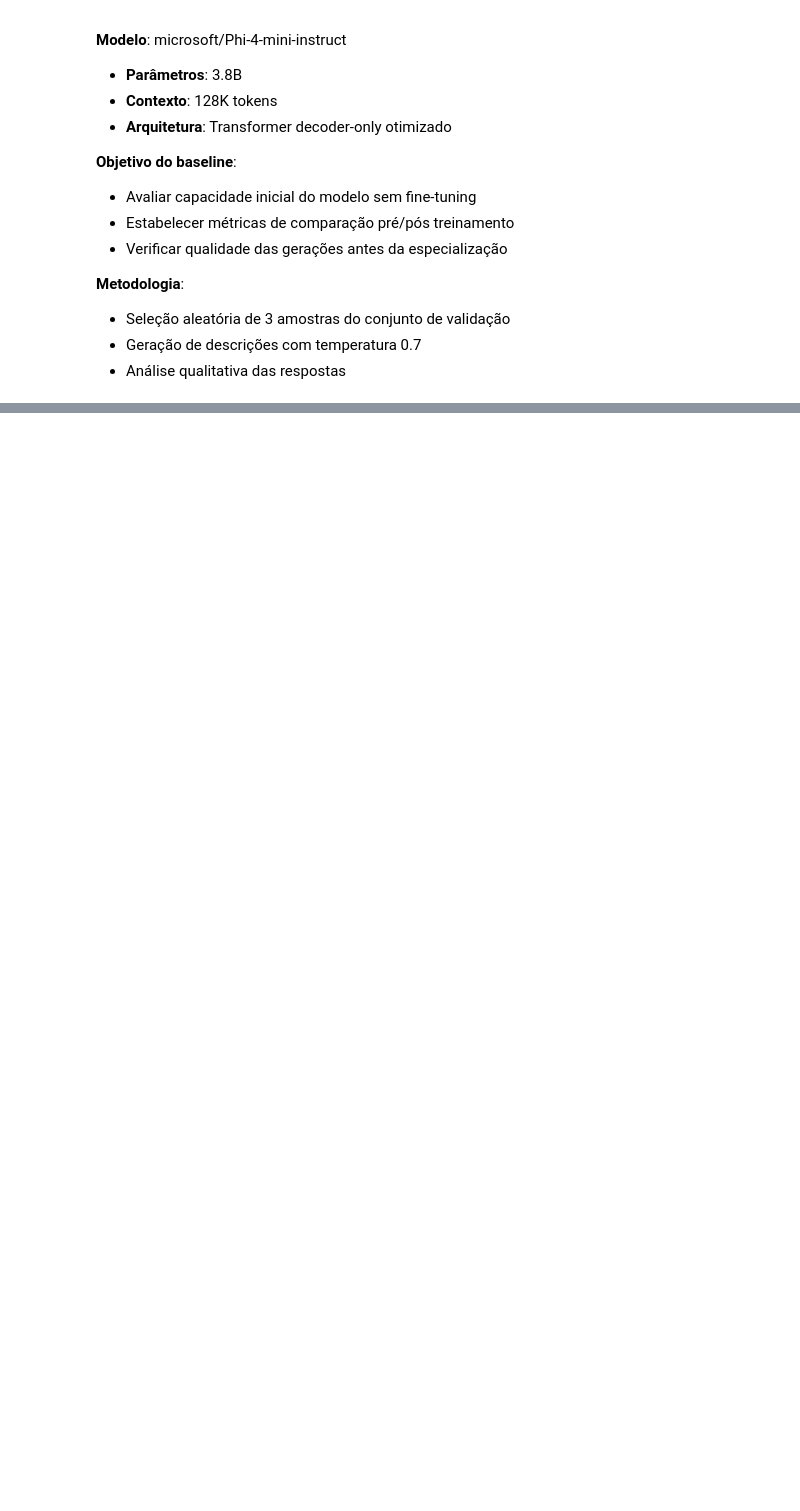
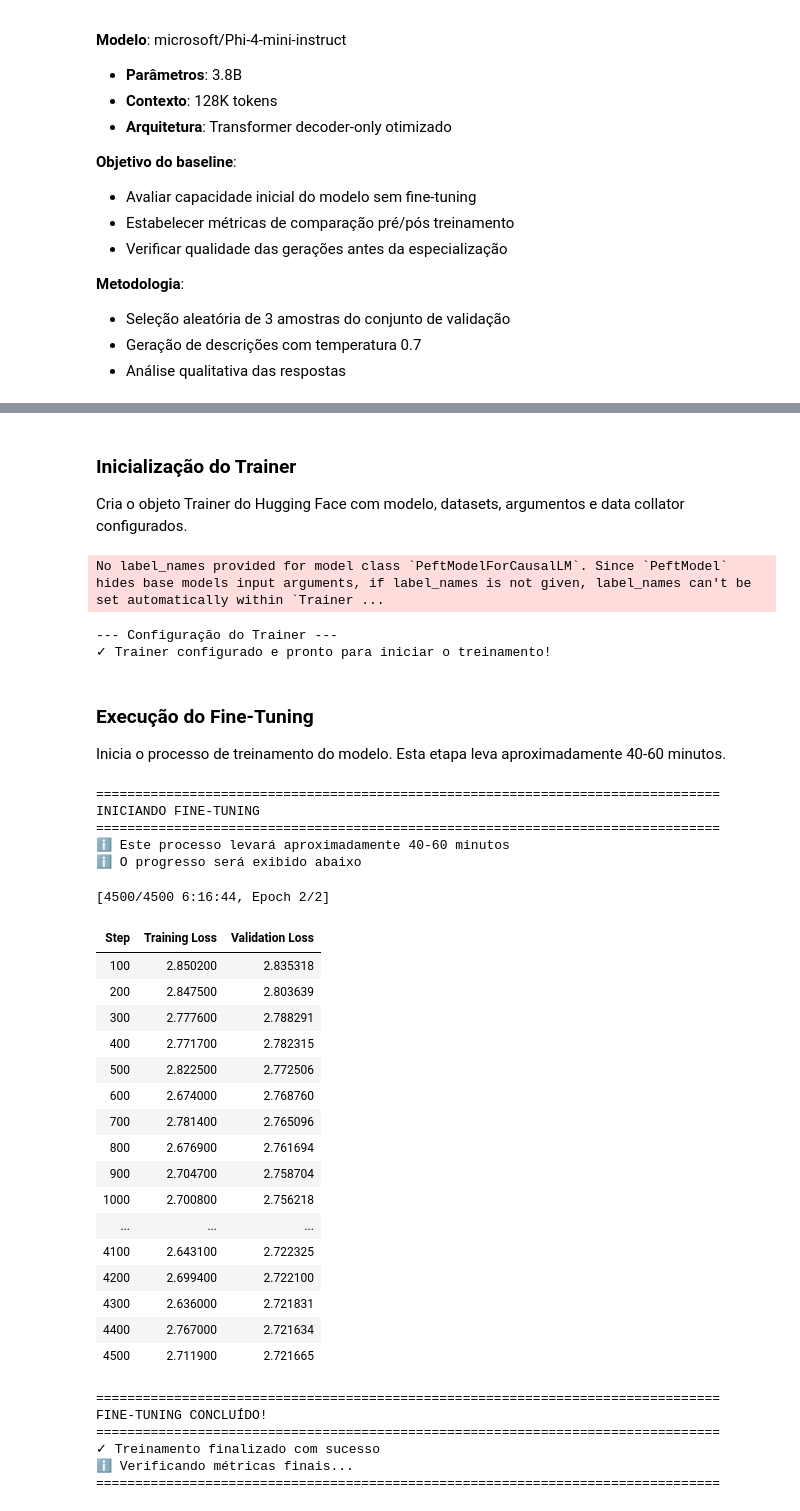
Before and after one commit to arthuribias-coder/tech-challenge-finetune, a Jupyter notebook: tech_challenge_finetune.ipynb, the cells around one changed output, grey strips where cells are left out. Saved outputs shown, nothing was run; the diff lists cells and outputs as text; code cells hidden in the pictures; blank space fills up the shorter version.

```diff
--- a/tech_challenge_finetune.ipynb
+++ b/tech_challenge_finetune.ipynb
@@ -345,19 +688,33 @@ print(lora_config)
 # %%
 # Preparar modelo para fine-tuning (recarregar para evitar conflitos)
+print("\n--- Preparação do Modelo com LoRA ---")
+print("⏳ Carregando modelo base novamente...")
+
 model = AutoModelForCausalLM.from_pretrained(
     MODEL_NAME,
-    torch_dtype=torch.bfloat16,
+    torch_dtype=TORCH_DTYPE,
     trust_remote_code=True
 )
 
 # Mover modelo para GPU se disponível
 if torch.cuda.is_available():
     model = model.cuda()
+    print("ℹ Modelo movido para GPU")
 
 # Habilitar gradientes
 model.enable_input_require_grads()
 
+# Aplicar LoRA
 model = get_peft_model(model, lora_config)
-model.print_trainable_parameters()
 
-print("\nModelo preparado para fine-tuning com LoRA!")
+print("✓ Modelo preparado para fine-tuning com LoRA!")
+print(f"Dtype: {str(TORCH_DTYPE).split('.')[-1]}")
+
+# Exibir estatísticas de parâmetros treináveis
+trainable_params = sum(p.numel() for p in model.parameters() if p.requires_grad)
+all_params = sum(p.numel() for p in model.parameters())
+trainable_percent = 100 * trainable_params / all_params
+
+print(f"Parâmetros treináveis: {trainable_params:,}")
+print(f"Total de parâmetros: {all_params:,}")
+print(f"Percentual treinável: {trainable_percent:.4f}%")
@@ -430,5 +818,11 @@ print(f"  Workers: 0 (sem paralelismo)")
+# %% [markdown]
+### Inicialização do Trainer
+
+Cria o objeto Trainer do Hugging Face com modelo, datasets, argumentos e data collator configurados.
 # %%
 # Data collator
+print("\n--- Configuração do Trainer ---")
+
 data_collator = DataCollatorForLanguageModeling(
     tokenizer=tokenizer,
     mlm=False
@@ -443,15 +837,64 @@ trainer = Trainer(
     data_collator=data_collator,
 )
 
-print("Trainer configurado!")
+print("✓ Trainer configurado e pronto para iniciar o treinamento!")
+# %% [output]
+No label_names provided for model class `PeftModelForCausalLM`. Since `PeftModel` hides base models input arguments, if label_names is not given, label_names can't be set automatically within `Trainer ...
+--- Configuração do Trainer ---
+✓ Trainer configurado e pronto para iniciar o treinamento!
+# %% [markdown]
+### Execução do Fine-Tuning
+
+Inicia o processo de treinamento do modelo. Esta etapa leva aproximadamente 40-60 minutos.
 # %%
 # Executar fine-tuning
 print("\n" + "="*80)
 print("INICIANDO FINE-TUNING")
-print("="*80 + "\n")
+print("="*80)
+print("ℹ Este processo levará aproximadamente 40-60 minutos")
+print("ℹ O progresso será exibido abaixo")
 
 trainer.train()
 
 print("\n" + "="*80)
 print("FINE-TUNING CONCLUÍDO!")
 print("="*80)
+print("✓ Treinamento finalizado com sucesso")
+print("ℹ Verificando métricas finais...")
+
+# Exibir loss final se disponível
+if trainer.state.log_history:
+    final_metrics = trainer.state.log_history[-1]
+    if 'loss' in final_metrics:
+        print(f"Loss final: {final_metrics['loss']:.4f}")
+print("="*80 + "\n")
+# %% [output]
+================================================================================
+INICIANDO FINE-TUNING
+================================================================================
+ℹ Este processo levará aproximadamente 40-60 minutos
+ℹ O progresso será exibido abaixo
+[4500/4500 6:16:44, Epoch 2/2]
+| Step | Training Loss | Validation Loss |
+| 100 | 2.850200 | 2.835318 |
+| 200 | 2.847500 | 2.803639 |
+| 300 | 2.777600 | 2.788291 |
+| 400 | 2.771700 | 2.782315 |
+| 500 | 2.822500 | 2.772506 |
+| 600 | 2.674000 | 2.768760 |
+| 700 | 2.781400 | 2.765096 |
+| 800 | 2.676900 | 2.761694 |
+| 900 | 2.704700 | 2.758704 |
+| 1000 | 2.700800 | 2.756218 |
+| ... | ... | ... |
+| 4100 | 2.643100 | 2.722325 |
+| 4200 | 2.699400 | 2.722100 |
+| 4300 | 2.636000 | 2.721831 |
+| 4400 | 2.767000 | 2.721634 |
+| 4500 | 2.711900 | 2.721665 |
+================================================================================
+FINE-TUNING CONCLUÍDO!
+================================================================================
+✓ Treinamento finalizado com sucesso
+ℹ Verificando métricas finais...
+================================================================================
```
Also changed, not shown: parts of 57 cells of this notebook.
